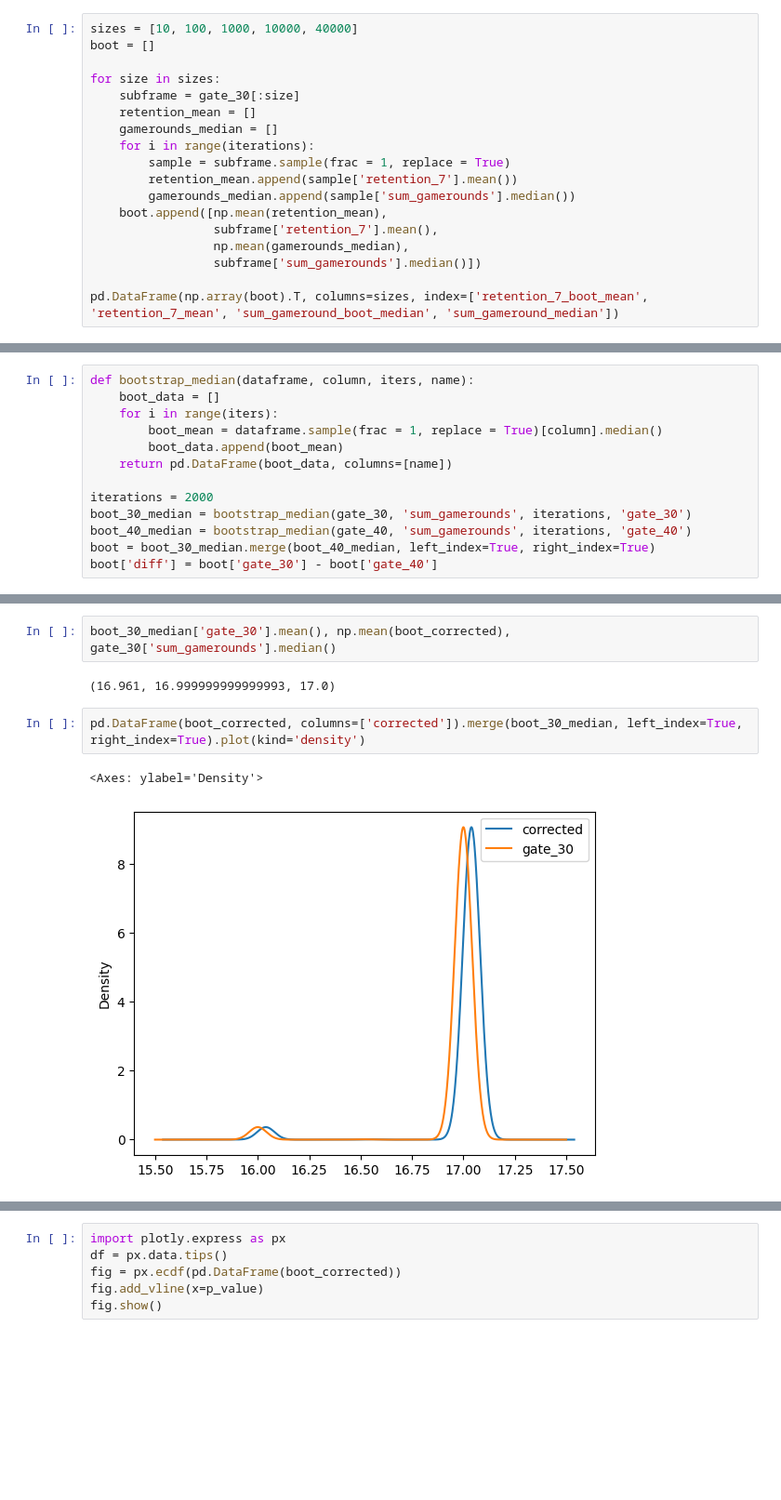
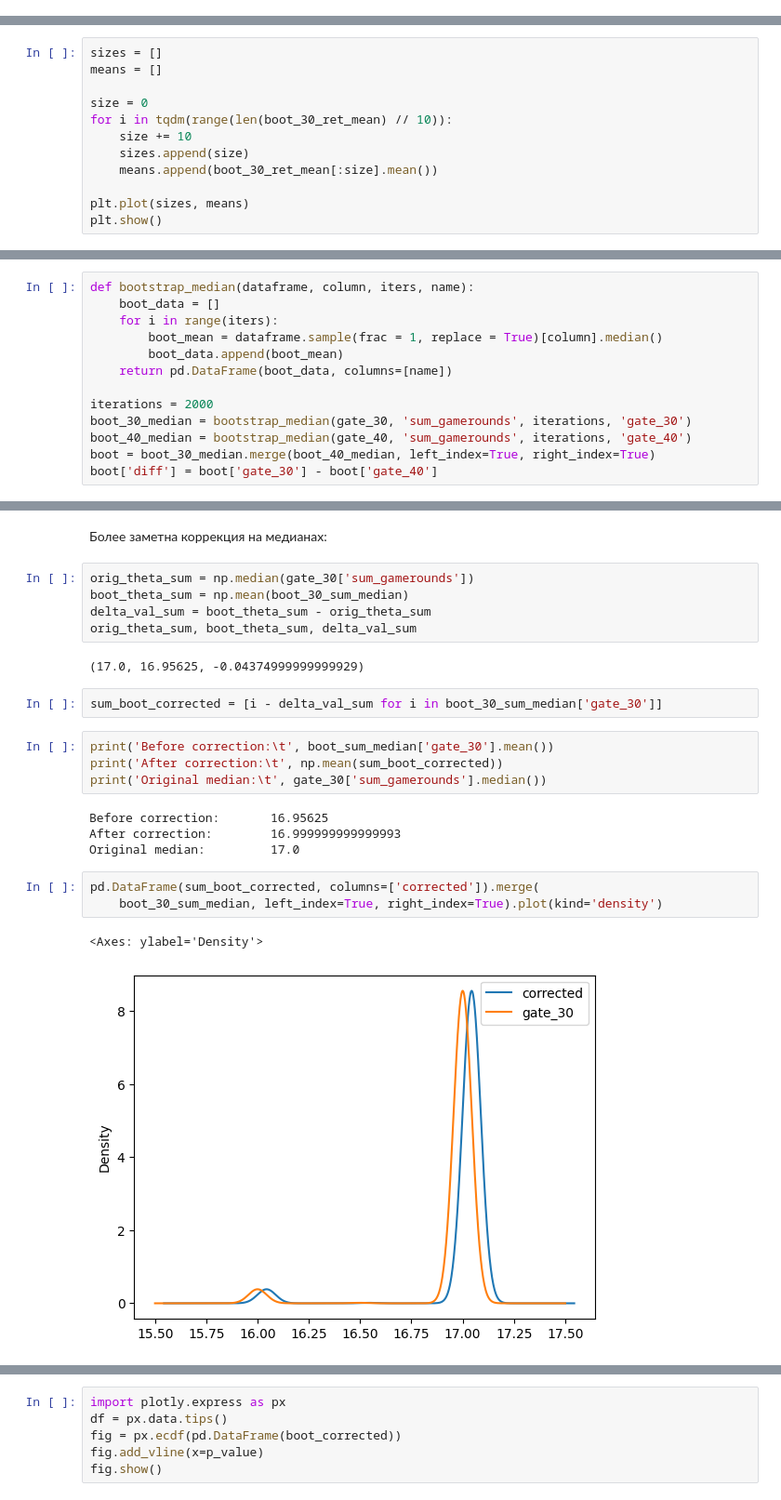
Before and after one commit to AlexJackalope/A-B-testing, a Jupyter notebook: 3-Bootstrapping-Ratio-Delta/classwork.ipynb, the cells around one changed output, grey strips where cells are left out. Shown at 93% size. Saved outputs shown, nothing was run; the diff lists cells and outputs as text; blank space fills up the shorter version.

```diff
--- a/3-Bootstrapping-Ratio-Delta/classwork.ipynb
+++ b/3-Bootstrapping-Ratio-Delta/classwork.ipynb
@@ -68,18 +106,0 @@ boot['diff'].plot(kind='density', ax=ax2)
-# %%
-sizes = [10, 100, 1000, 10000, 40000]
-boot = []
-
-for size in sizes:
-    subframe = gate_30[:size]
-    retention_mean = []
-    gamerounds_median = []
-    for i in range(iterations):
-        sample = subframe.sample(frac = 1, replace = True)
-        retention_mean.append(sample['retention_7'].mean())
-        gamerounds_median.append(sample['sum_gamerounds'].median())
-    boot.append([np.mean(retention_mean),
-                 subframe['retention_7'].mean(),
-                 np.mean(gamerounds_median),
-                 subframe['sum_gamerounds'].median()])
-
-pd.DataFrame(np.array(boot).T, columns=sizes, index=['retention_7_boot_mean', 'retention_7_mean', 'sum_gameround_boot_median', 'sum_gameround_median'])
@@ -91,0 +107,12 @@ pd.DataFrame(np.array(boot).T, columns=sizes, index=['retention_7_boot_mean', 'r
+# %%
+sizes = []
+means = []
+
+size = 0
+for i in tqdm(range(len(boot_30_ret_mean) // 10)):
+    size += 10
+    sizes.append(size)
+    means.append(boot_30_ret_mean[:size].mean())
+
+plt.plot(sizes, means)
+plt.show()
@@ -114,9 +159,25 @@ boot_corrected = [i - delta_val for i in boot_30_median['gate_30']]
+# %% [markdown]
+Более заметна коррекция на медианах:
+# %%
+orig_theta_sum = np.median(gate_30['sum_gamerounds'])
+boot_theta_sum = np.mean(boot_30_sum_median)
+delta_val_sum = boot_theta_sum - orig_theta_sum
+orig_theta_sum, boot_theta_sum, delta_val_sum
+# %% [output]
+(17.0, 16.95625, -0.04374999999999929)
+# %%
+sum_boot_corrected = [i - delta_val_sum for i in boot_30_sum_median['gate_30']]
 # %%
-boot_30_median['gate_30'].mean(), np.mean(boot_corrected), gate_30['sum_gamerounds'].median()
+print('Before correction:\t', boot_sum_median['gate_30'].mean())
+print('After correction:\t', np.mean(sum_boot_corrected))
+print('Original median:\t', gate_30['sum_gamerounds'].median())
 # %% [output]
-(16.961, 16.999999999999993, 17.0)
+Before correction:       16.95625
+After correction:        16.999999999999993
+Original median:         17.0
 # %%
-pd.DataFrame(boot_corrected, columns=['corrected']).merge(boot_30_median, left_index=True, right_index=True).plot(kind='density')
+pd.DataFrame(sum_boot_corrected, columns=['corrected']).merge(
+    boot_30_sum_median, left_index=True, right_index=True).plot(kind='density')
 # %% [output]
 <Axes: ylabel='Density'>
-[figure, old version]
+[figure, new version]
```
Also changed, not shown: parts of 46 cells of this notebook, 1 other file.
